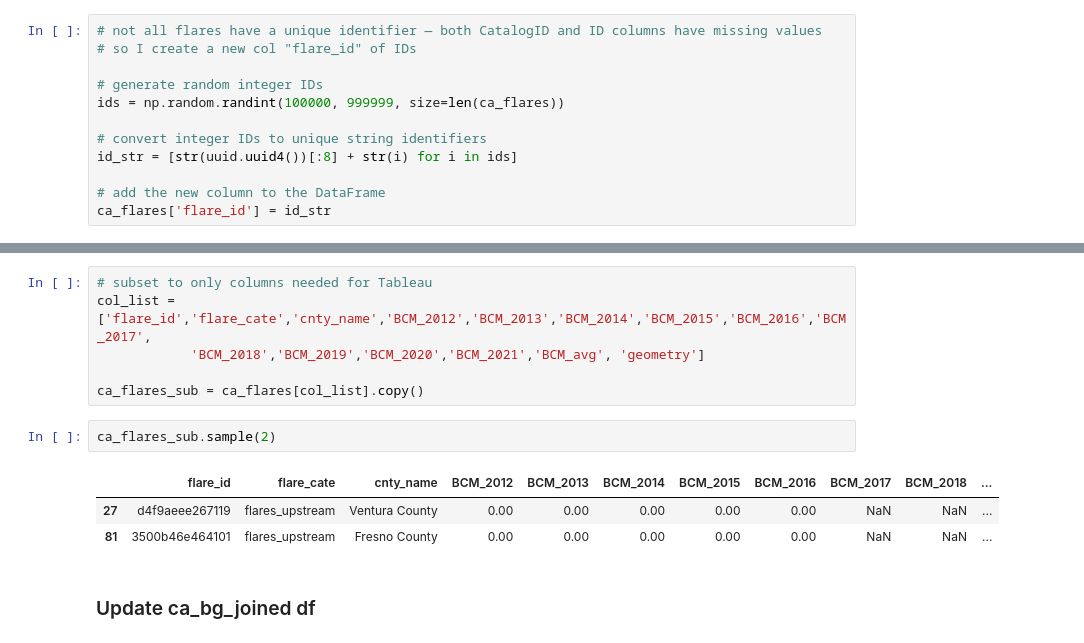
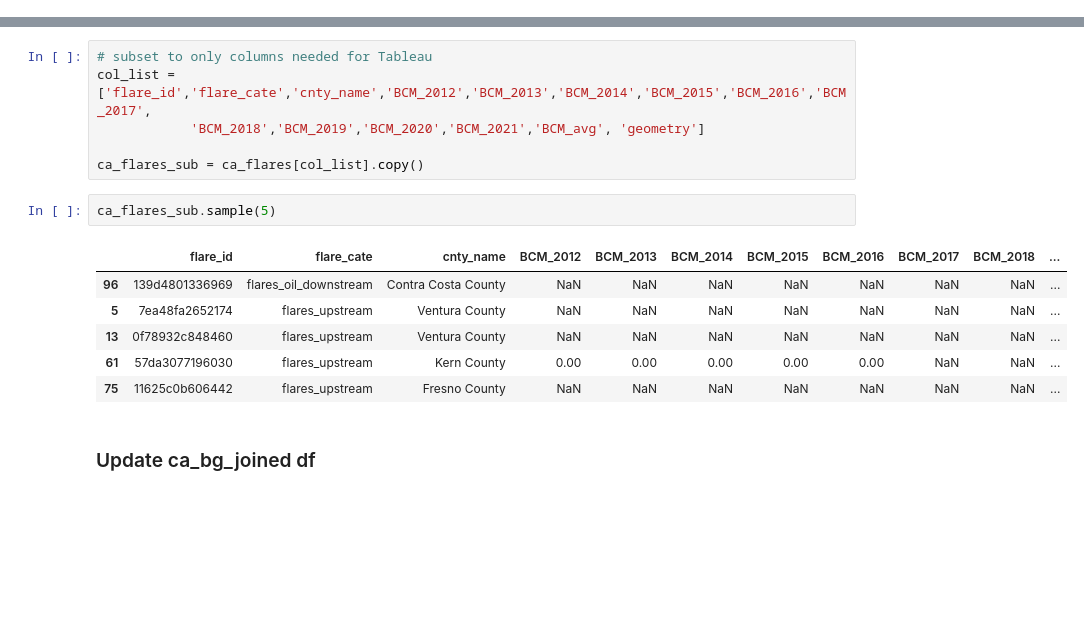
Before and after one commit to natebendermontana/capstone_rmi, a Jupyter notebook: bg_flare_impact.ipynb, the cells around one changed output, grey strips where cells are left out. Saved outputs shown, nothing was run; the diff lists cells and outputs as text; blank space fills up the shorter version.

```diff
--- a/bg_flare_impact.ipynb
+++ b/bg_flare_impact.ipynb
@@ -92,18 +95,6 @@ ca_flares = ca_flares.to_crs(meters_crs)
 ca_bg_joined = ca_bg_joined.to_crs(meters_crs)
 # %% [markdown]
 ### Update ca_flares df
-# %%
-# not all flares have a unique identifier — both CatalogID and ID columns have missing values
-# so I create a new col "flare_id" of IDs
-
-# generate random integer IDs
-ids = np.random.randint(100000, 999999, size=len(ca_flares))
-
-# convert integer IDs to unique string identifiers
-id_str = [str(uuid.uuid4())[:8] + str(i) for i in ids]
-
-# add the new column to the DataFrame
-ca_flares['flare_id'] = id_str
 # %%
 # set col list for BCM_avg calculation
 bcm_list = ['BCM_2012','BCM_2013','BCM_2014','BCM_2015','BCM_2016','BCM_2017',
@@ -118,11 +109,14 @@ col_list = ['flare_id','flare_cate','cnty_name','BCM_2012','BCM_2013','BCM_2014'
 
 ca_flares_sub = ca_flares[col_list].copy()
 # %%
-ca_flares_sub.sample(2)
+ca_flares_sub.sample(5)
 # %% [output]
 |  | flare_id | flare_cate | cnty_name | BCM_2012 | BCM_2013 | BCM_2014 | BCM_2015 | BCM_2016 | BCM_2017 | BCM_2018 | ... |
-| 27 | d4f9aeee267119 | flares_upstream | Ventura County | 0.00 | 0.00 | 0.00 | 0.00 | 0.00 | NaN | NaN | ... |
-| 81 | 3500b46e464101 | flares_upstream | Fresno County | 0.00 | 0.00 | 0.00 | 0.00 | 0.00 | NaN | NaN | ... |
+| 96 | 139d4801336969 | flares_oil_downstream | Contra Costa County | NaN | NaN | NaN | NaN | NaN | NaN | NaN | ... |
+| 5 | 7ea48fa2652174 | flares_upstream | Ventura County | NaN | NaN | NaN | NaN | NaN | NaN | NaN | ... |
+| 13 | 0f78932c848460 | flares_upstream | Ventura County | NaN | NaN | NaN | NaN | NaN | NaN | NaN | ... |
+| 61 | 57da3077196030 | flares_upstream | Kern County | 0.00 | 0.00 | 0.00 | 0.00 | 0.00 | NaN | NaN | ... |
+| 75 | 11625c0b606442 | flares_upstream | Fresno County | NaN | NaN | NaN | NaN | NaN | NaN | NaN | ... |
 # %% [markdown]
 ### Update ca_bg_joined df
 # %%
```
Also changed, not shown: parts of 46 cells of this notebook.
